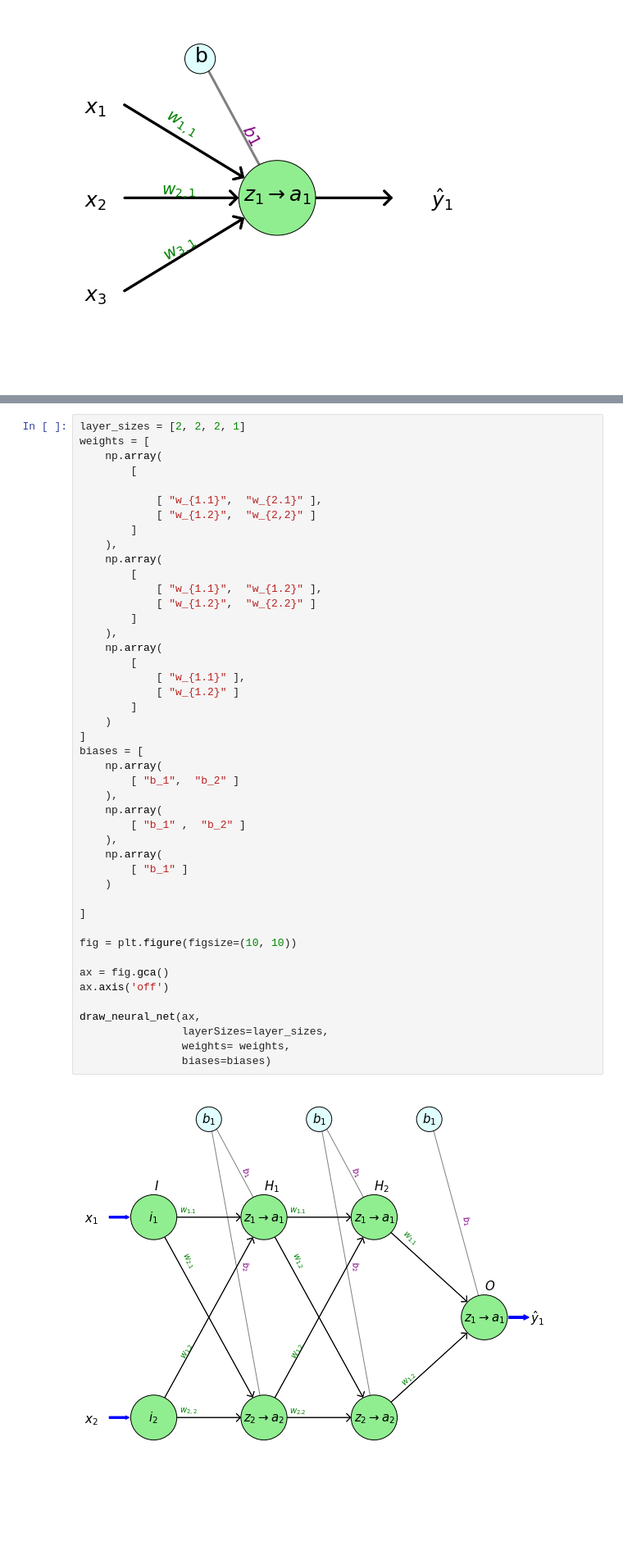
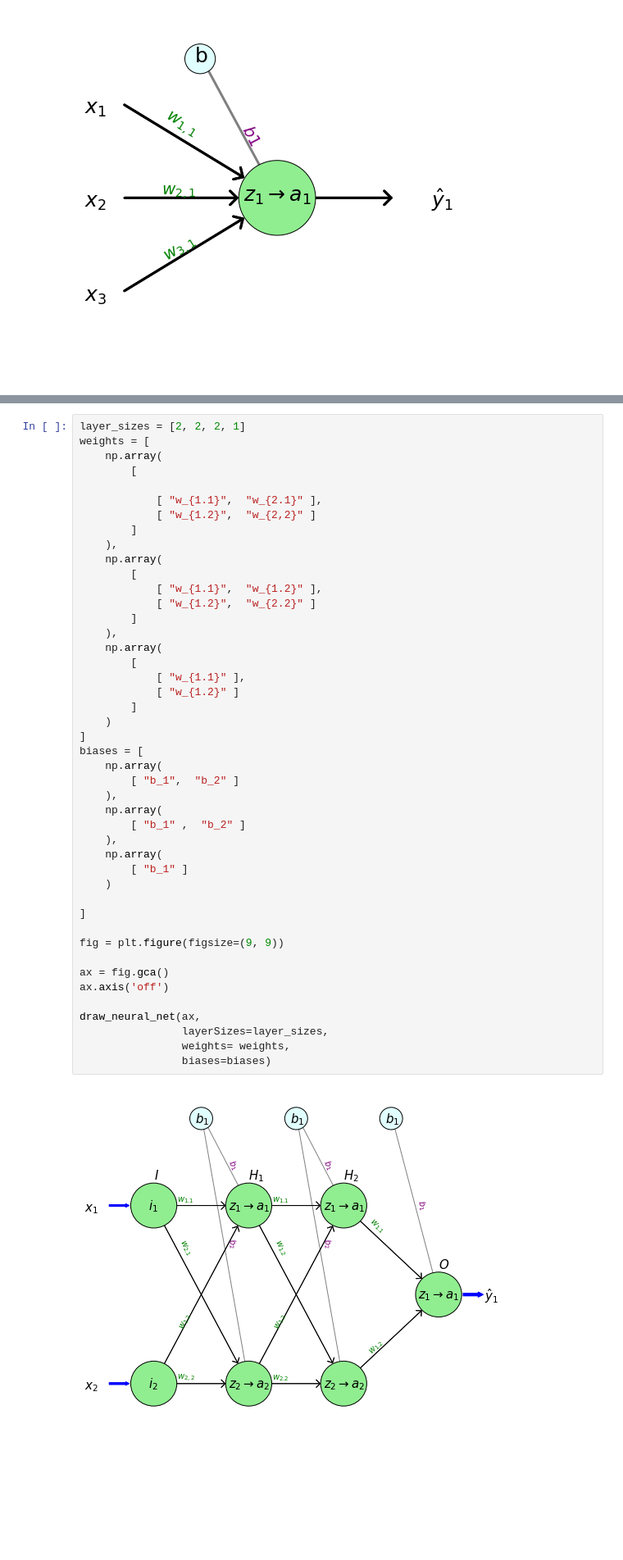
Before and after one commit to NBISweden/workshop-neural-nets-and-deep-learning, a Jupyter notebook: session_annBuildingBlocks/session_annBuildingBlocks_2.ipynb, the cells around one changed output, grey strips where cells are left out. Shown at 82% size. Cells and saved outputs as stored; diff of their text form; blank space fills up the shorter version.

```diff
--- a/session_annBuildingBlocks/session_annBuildingBlocks_2.ipynb
+++ b/session_annBuildingBlocks/session_annBuildingBlocks_2.ipynb
@@ -88,35 +88,35 @@ weights = [
     ),
     np.array(
         [
             [ "w_{1.1}" ],
             [ "w_{1.2}" ]
         ]
     )
 ]
 biases = [
     np.array(
         [ "b_1",  "b_2" ]
     ),
     np.array(
         [ "b_1" ,  "b_2" ]
     ),
     np.array(
         [ "b_1" ]
     )
 
 ]
 
-fig = plt.figure(figsize=(10, 10))
+fig = plt.figure(figsize=(9, 9))
 
 ax = fig.gca()
 ax.axis('off')
 
 draw_neural_net(ax,
                 layerSizes=layer_sizes,
                 weights= weights,
                 biases=biases)
 # %% [output]
-[figure, old version]
+[figure, new version]
 # %% [markdown]
 #  Supervised Learning
 # %% [markdown]
```
Also changed, not shown: parts of 11 cells of this notebook.
